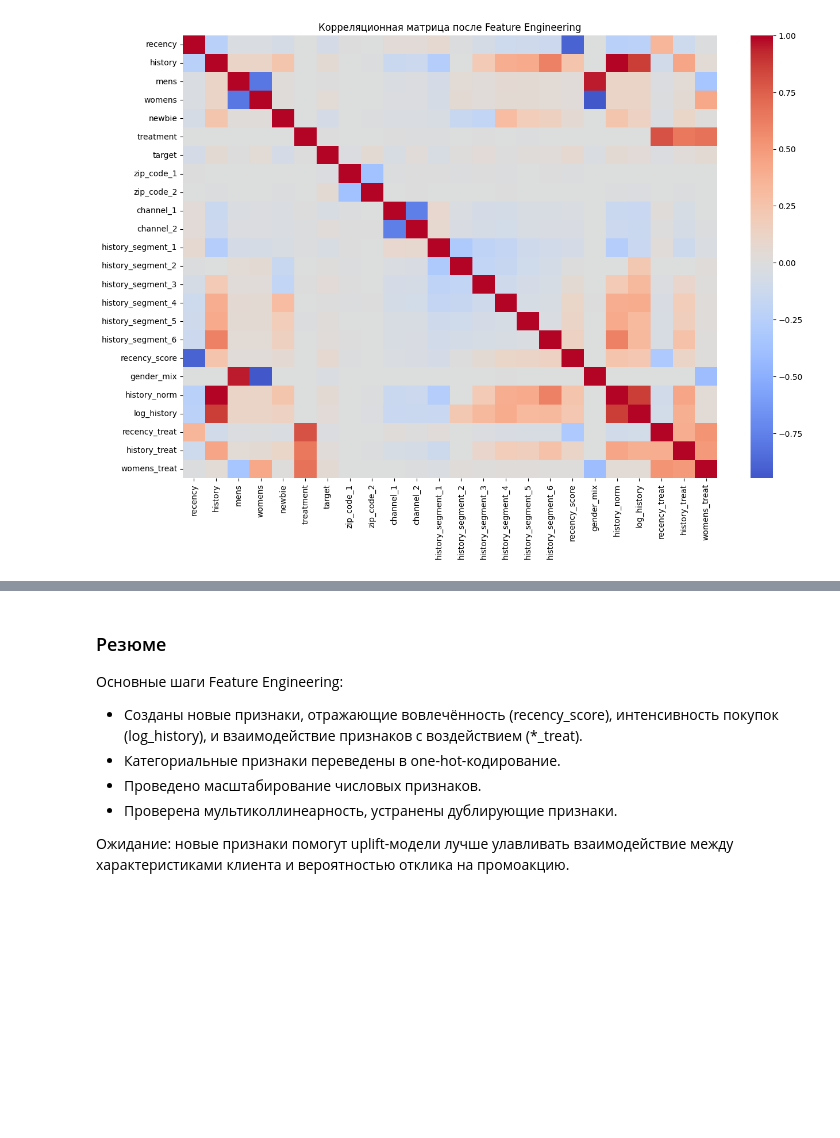
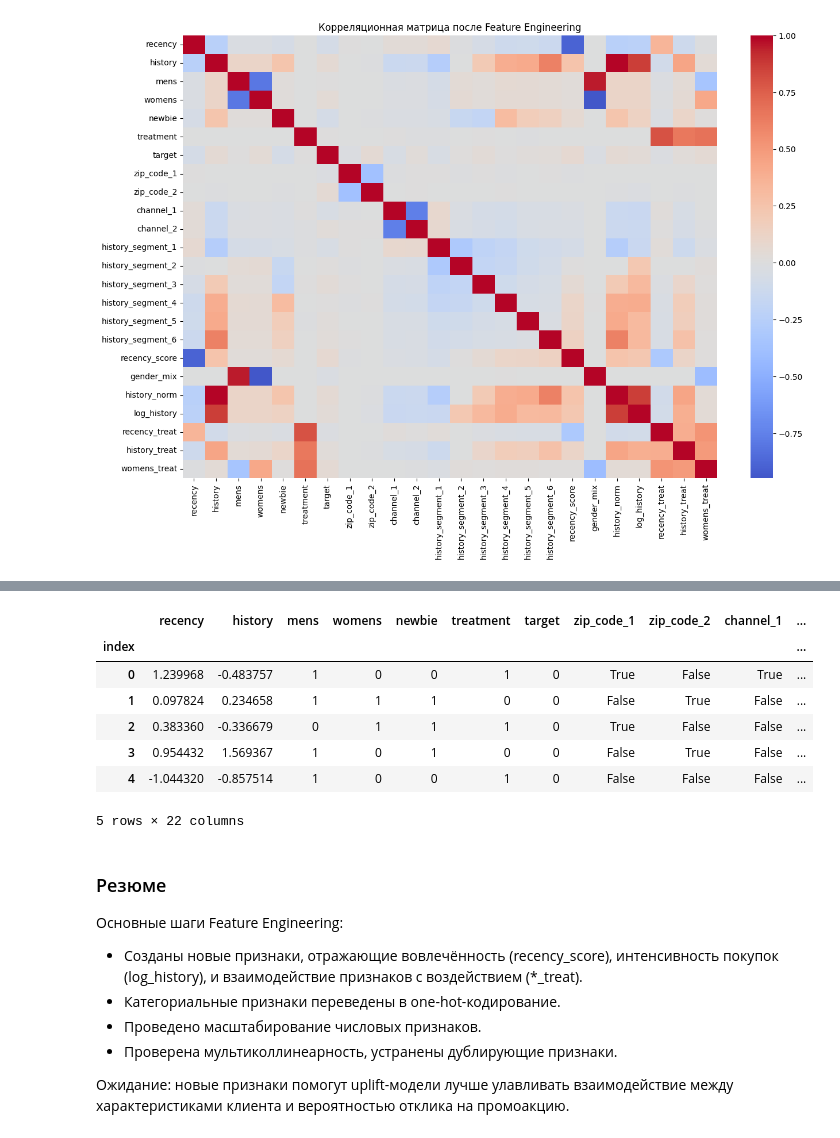
Before and after one commit to kruglikovAlex/mle-uplift-project-2025, a Jupyter notebook: final_project_template.ipynb, the cells around one changed output, grey strips where cells are left out. Drawn from its saved outputs; the diff is of its cells as text; code cells hidden in the pictures; blank space fills up the shorter version.

```diff
--- a/final_project_template.ipynb
+++ b/final_project_template.ipynb
@@ -2047,0 +2082,2 @@ plt.show()
+# %%
+data = data_reduced
@@ -2047,0 +2086,30 @@ plt.show()
+# %%
+import pandas as pd
+import numpy as np
+from statsmodels.stats.outliers_influence import variance_inflation_factor
+from sklearn.preprocessing import StandardScaler
+
+# Берем только числовые признаки (исключаем target и treatment)
+numeric_df = data.select_dtypes(include=[np.number]).drop(columns=["target", "treatment"], errors="ignore")
+
+# Стандартизация — важно для корректного расчета VIF
+scaler = StandardScaler()
+X_scaled = scaler.fit_transform(numeric_df)
+X_scaled = pd.DataFrame(X_scaled, columns=numeric_df.columns)
+
+# Расчет VIF для каждого признака
+vif_data = pd.DataFrame()
+vif_data["feature"] = X_scaled.columns
+vif_data["VIF"] = [variance_inflation_factor(X_scaled.values, i)
+                   for i in range(X_scaled.shape[1])]
+
+print("=== Факторы инфляции дисперсии (VIF) ===")
+print(vif_data.sort_values(by="VIF", ascending=False))
+
+# Удаляем признаки с VIF > 10 (сильная мультиколлинеарность)
+to_drop_vif = vif_data[vif_data["VIF"] > 10]["feature"].tolist()
+print(f"\nПризнаки с высокой мультиколлинеарностью (VIF > 10): {to_drop_vif}")
+
+data_vif_reduced = data.drop(columns=to_drop_vif, errors="ignore")
+
+print(f"\nРазмер данных до: {data.shape}, после удаления по VIF: {data_vif_reduced.shape}")
@@ -2048,3 +2162,14 @@ plt.show()
+# %%
+data_vif_reduced.head(5)
+# %% [output]
+|  | recency | history | mens | womens | newbie | treatment | target | zip_code_1 | zip_code_2 | channel_1 | ... |
+| index |  |  |  |  |  |  |  |  |  |  | ... |
+| 0 | 1.239968 | -0.483757 | 1 | 0 | 0 | 1 | 0 | True | False | True | ... |
+| 1 | 0.097824 | 0.234658 | 1 | 1 | 1 | 0 | 0 | False | True | False | ... |
+| 2 | 0.383360 | -0.336679 | 0 | 1 | 1 | 1 | 0 | True | False | False | ... |
+| 3 | 0.954432 | 1.569367 | 1 | 0 | 1 | 0 | 0 | False | True | False | ... |
+| 4 | -1.044320 | -0.857514 | 1 | 0 | 0 | 1 | 0 | False | False | False | ... |
+5 rows × 22 columns
 # %% [markdown]
 ### Резюме
 Основные шаги Feature Engineering:
```
Also changed, not shown: parts of 26 cells of this notebook, 2 other files.
